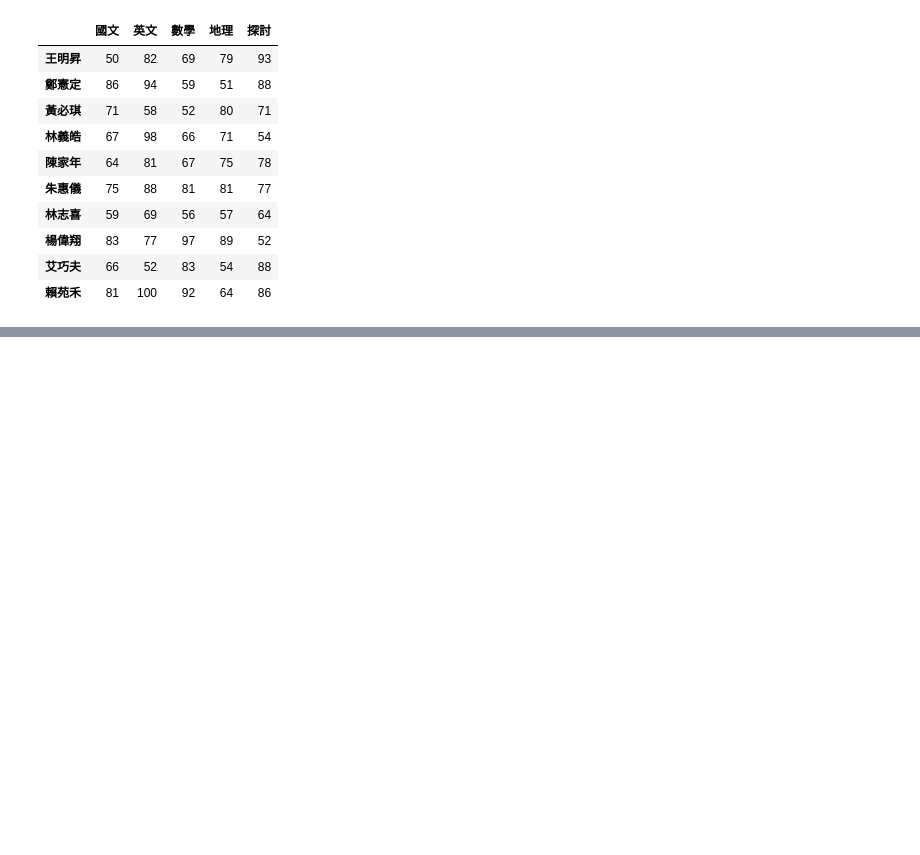
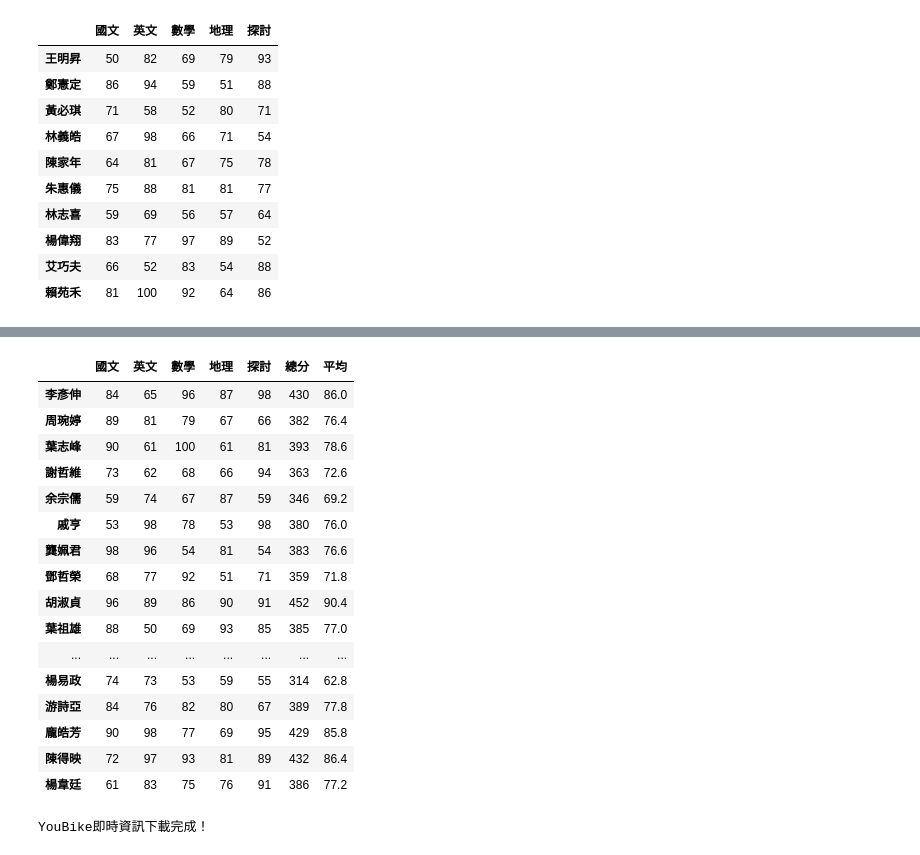
Before and after one commit to Jc-cho86/python_analysis, a Jupyter notebook: leson.0215.ipynb, the cells around one changed output, grey strips where cells are left out. Drawn from its saved outputs; the diff is of its cells as text; code cells hidden in the pictures; blank space fills up the shorter version.

```diff
--- a/leson.0215.ipynb
+++ b/leson.0215.ipynb
@@ -263,0 +303,3 @@ students
+# %%
+df=pd.read_excel('student.xlsx',index_col=0)
+df
@@ -263,0 +398,4 @@ students
+# %%
+df.head()
+df.loc['葉志峰','英文']=61
+df.head()
@@ -263,0 +457,43 @@ students
+# %%
+stu_sum=df.sum(axis=1)
+stu_mean=stu_sum / 5.0
+# %%
+df['總分']=stu_sum
+df['平均']=stu_mean
+# %%
+df
+# %% [output]
+|  | 國文 | 英文 | 數學 | 地理 | 探討 | 總分 | 平均 |
+| 李彥伸 | 84 | 65 | 96 | 87 | 98 | 430 | 86.0 |
+| 周琬婷 | 89 | 81 | 79 | 67 | 66 | 382 | 76.4 |
+| 葉志峰 | 90 | 61 | 100 | 61 | 81 | 393 | 78.6 |
+| 謝哲維 | 73 | 62 | 68 | 66 | 94 | 363 | 72.6 |
+| 余宗儒 | 59 | 74 | 67 | 87 | 59 | 346 | 69.2 |
+| 戚亨 | 53 | 98 | 78 | 53 | 98 | 380 | 76.0 |
+| 龔姵君 | 98 | 96 | 54 | 81 | 54 | 383 | 76.6 |
+| 鄧哲榮 | 68 | 77 | 92 | 51 | 71 | 359 | 71.8 |
+| 胡淑貞 | 96 | 89 | 86 | 90 | 91 | 452 | 90.4 |
+| 葉祖雄 | 88 | 50 | 69 | 93 | 85 | 385 | 77.0 |
+| ... | ... | ... | ... | ... | ... | ... | ... |
+| 楊易政 | 74 | 73 | 53 | 59 | 55 | 314 | 62.8 |
+| 游詩亞 | 84 | 76 | 82 | 80 | 67 | 389 | 77.8 |
+| 龐皓芳 | 90 | 98 | 77 | 69 | 95 | 429 | 85.8 |
+| 陳得映 | 72 | 97 | 93 | 81 | 89 | 432 | 86.4 |
+| 楊韋廷 | 61 | 83 | 75 | 76 | 91 | 386 | 77.2 |
+# %%
+import requests
+
+url = 'https://tcgbusfs.blob.core.windows.net/dotapp/youbike/v2/youbike_immediate.json'
+
+try:
+    response = requests.get(url)
+    response.raise_for_status()  # 檢查HTTP狀態碼，確保請求成功
+
+    data = response.json()  # 將JSON格式的資料轉換為Python字典
+
+    print('YouBike即時資訊下載完成！')
+
+except requests.exceptions.RequestException as e:
+    print(f'下載YouBike即時資訊時發生錯誤：{e}')
+# %% [output]
+YouBike即時資訊下載完成！
```
Also changed, not shown: parts of 16 cells of this notebook, 3 other files.
